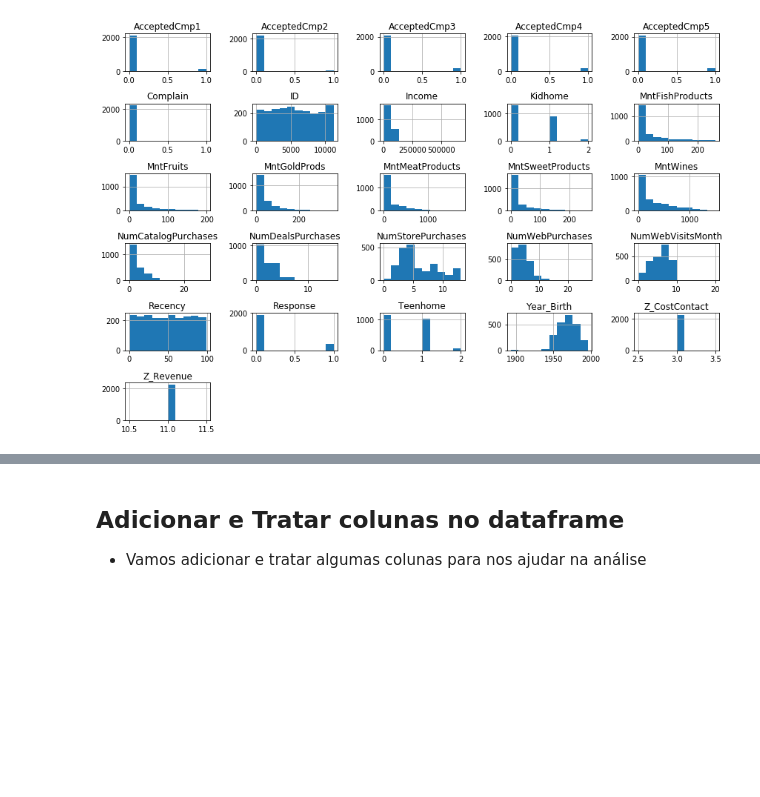
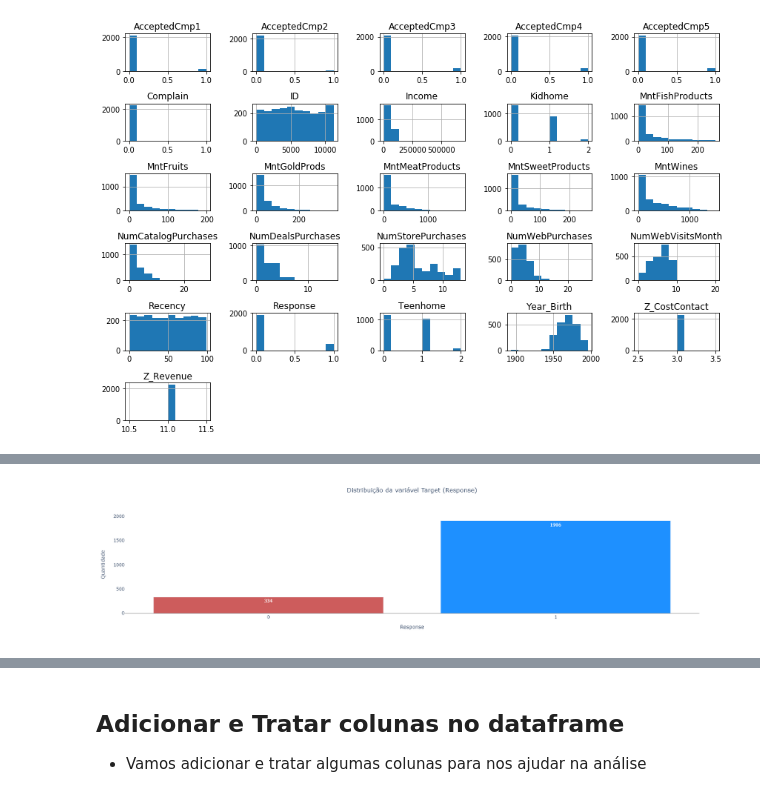
Before and after one commit to charlessodre/charles_estudo_vendas_cliente, a Jupyter notebook: estudo_vendas_cliente.ipynb, the cells around one changed output, grey strips where cells are left out. Saved outputs shown, nothing was run; the diff lists cells and outputs as text; code cells hidden in the pictures; blank space fills up the shorter version.

```diff
--- a/estudo_vendas_cliente.ipynb
+++ b/estudo_vendas_cliente.ipynb
@@ -112,3 +112,31 @@ plt.tight_layout()
 plt.show()
 # %% [output]
 [figure]
+# %%
+# Distribuição da variável Target
+categoria= df_full['Response'].unique()
+dados = df_full['Response'].value_counts()
+
+fig = go.Figure()
+
+fig.add_trace( go.Bar(x=categoria, y=dados,   text=dados , textposition = 'auto', marker=dict(color=['dodgerblue', 'indianred']) ))
+
+fig.update_layout(
+    title=
+    {
+        'text': 'Distribuição da variável Target (Response)',
+        'y':0.95,
+        'x':0.5,
+        'xanchor': 'center',
+        'yanchor': 'top'
+
+    }  ,
+
+    plot_bgcolor='rgba(0,0,0,0)',
+    yaxis=dict(title='Quantidade'),
+    xaxis=dict(title='Response', tickmode='linear' ,  showline=True, linewidth=1, linecolor='gray') , barmode='stack'
+
+    )
+
+fig.show()
+# %% [output]
@@ -114,0 +144 @@ plt.show()
+[figure, added]
```
Also changed, not shown: parts of 6 cells of this notebook.
